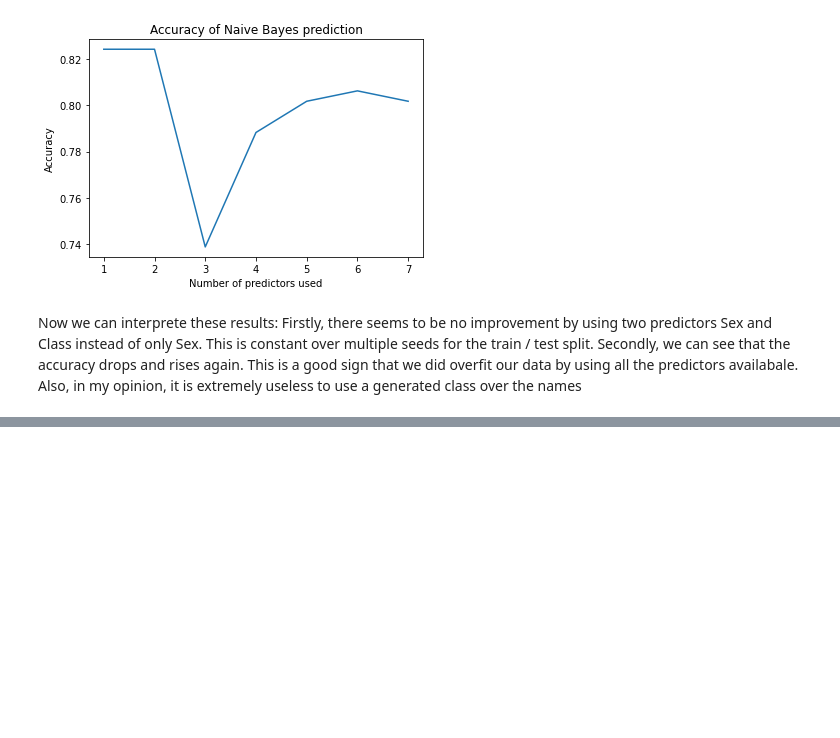
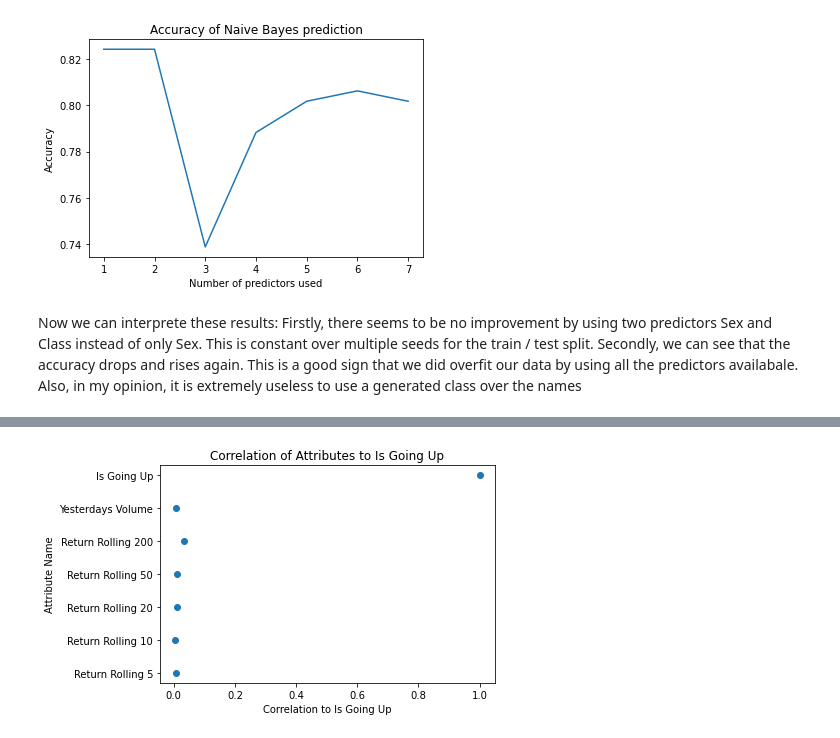
Before and after one commit to tobiasfamos/MachineLearningAndDataMining, a Jupyter notebook: Exercises/Exercise 2/MLTobiasFamosExercise2.ipynb, the cells around one changed output, grey strips where cells are left out. Cells and saved outputs as stored; diff of their text form; code cells hidden in the pictures; blank space fills up the shorter version.

```diff
--- a/Exercises/Exercise 2/MLTobiasFamosExercise2.ipynb
+++ b/Exercises/Exercise 2/MLTobiasFamosExercise2.ipynb
@@ -122,0 +184,7 @@ Also, in my opinion, it is extremely useless to use a generated class over the n
+# %%
+def build_ground_truth(row):
+    if row['Daily Return'] > 0:
+        return True
+    return False
+
+smi['Is Going Up'] = smi.apply (lambda row: build_ground_truth(row), axis=1)
@@ -122,0 +193,7 @@ Also, in my opinion, it is extremely useless to use a generated class over the n
+# %%
+
+smi["Return Rolling 5"] = smi['Yesterday Daily Return'].rolling(5).mean()
+smi["Return Rolling 10"] = smi['Yesterday Daily Return'].rolling(10).mean()
+smi["Return Rolling 20"] = smi['Yesterday Daily Return'].rolling(20).mean()
+smi["Return Rolling 50"] = smi['Yesterday Daily Return'].rolling(50).mean()
+smi["Return Rolling 200"] = smi['Yesterday Daily Return'].rolling(200).mean()
@@ -122,0 +202,2 @@ Also, in my opinion, it is extremely useless to use a generated class over the n
+# %%
+smi = smi.fillna(0)
@@ -122,0 +207,6 @@ Also, in my opinion, it is extremely useless to use a generated class over the n
+# %%
+smi_smaller = smi[["Return Rolling 5", "Return Rolling 10", "Return Rolling 20","Return Rolling 50", "Return Rolling 200", "Yesterdays Volume","Is Going Up"]]
+
+correlation_binary_decision = print_correlation(smi_smaller, 'Is Going Up')
+highest_correlated_parameters = get_highest_correlated_parameters(smi_smaller, "Is Going Up"),
+print(highest_correlated_parameters)
@@ -122,0 +224,8 @@ Also, in my opinion, it is extremely useless to use a generated class over the n
+# %%
+plot.scatter(correlation_binary_decision,correlation_binary_decision.keys())
+plot.ylabel("Attribute Name")
+plot.xlabel("Correlation to Is Going Up")
+plot.title("Correlation of Attributes to Is Going Up")
+plot.show()
+# %% [output]
+[figure, added]
```
Also changed, not shown: parts of 34 cells of this notebook, 30 other files.
